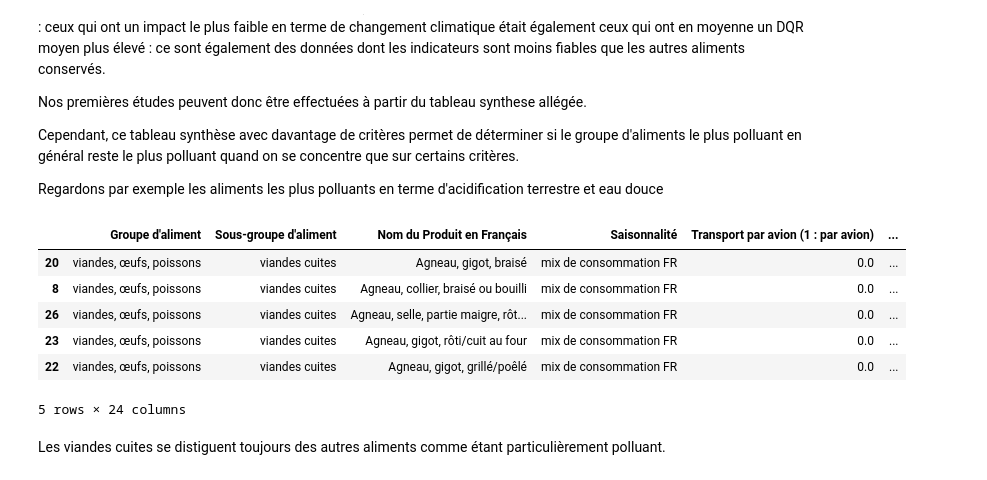
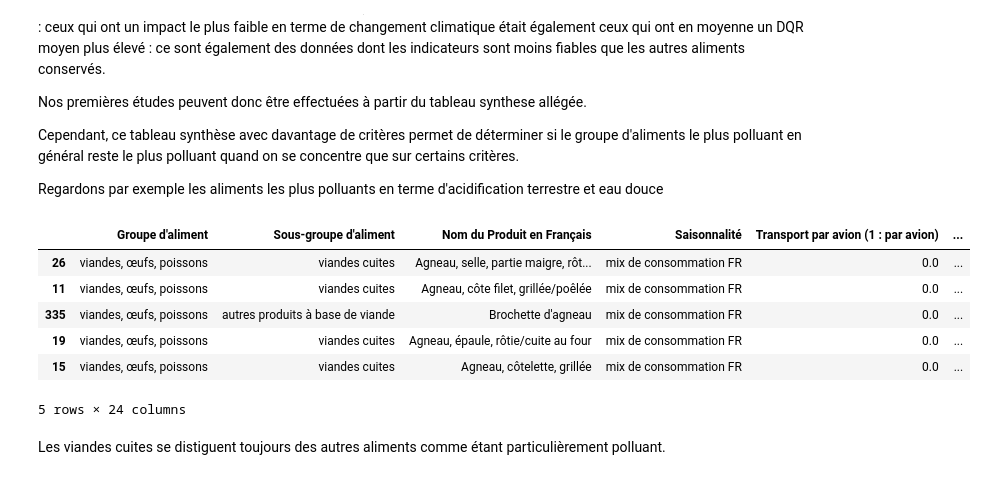
Before and after one commit to Python-pour-l-economiste/Projet, a Jupyter notebook: Notebook synthétique .ipynb, the cells around one changed output. Drawn from its saved outputs; the diff is of its cells as text; code cells hidden in the pictures.

```diff
--- a/Notebook synthétique .ipynb
+++ b/Notebook synthétique .ipynb
@@ -131,10 +133,10 @@ df_synthese.drop(["Code AGB"], axis = "columns", inplace = True)
 
 #on supprime les aliments ayant un DQR trop élevé (les données recueillies sont peu fiables, cf infra)
 df_synthese = df_synthese[df_synthese["DQR - Note de qualité de la donnée (1 excellente ; 5 très faible)"].between(1,3)]
-df_synthese_propre_2= df_synthese.sort_values("Score unique EF (mPt/kg de produit)", ascending=False)
+df_synthese_long = df_synthese.sort_values("Score unique EF (mPt/kg de produit)", ascending=False)
 #On a ainsi un deuxième tableau, beaucoup plus riche en informations mais qui a pour inconvénient d'être moins lisible. Les aliments sont classés en fonction de leur "score unique", i.e. de leur impact environnemental pondéré par indicateur.
 
-df_synthese_propre_2
+df_synthese_long
 # %% [output]
 |  | Groupe d'aliment | Sous-groupe d'aliment | Nom du Produit en Français | Saisonnalité | Transport par avion (1 : par avion) | ... |
 | 26 | viandes, œufs, poissons | viandes cuites | Agneau, selle, partie maigre, rôt... | mix de consommation FR | 0.0 | ... |
@@ -507,8 +509,8 @@ Dans les fruits à privilégier, on retrouve notamment, avec un score unique inf
 
 Il est intéressant de revenir à un tableau plus riche en indicateurs afin d'affiner notre étude sur l'impact environnemental de notre alimentation
 # %%
-df_synthese_propre_2 = df_synthese_propre_2.drop_duplicates(subset = ['Changement climatique (kg CO2 eq/kg de produit)'])
-df_synthese_propre_2.reset_index(drop=True)
+df_synthese_long = df_synthese_long.drop_duplicates(subset = ['Changement climatique (kg CO2 eq/kg de produit)'])
+df_synthese_long.reset_index(drop=True)
 # %% [output]
 |  | Groupe d'aliment | Sous-groupe d'aliment | Nom du Produit en Français | Saisonnalité | Transport par avion (1 : par avion) | ... |
 | 0 | viandes, œufs, poissons | viandes cuites | Agneau, selle, partie maigre, rôt... | mix de consommation FR | 0.0 | ... |
@@ -548,15 +550,15 @@ Cependant, ce tableau synthèse avec davantage de critères permet de détermine
 
 Regardons par exemple les aliments les plus polluants en terme d'acidification terrestre et eau douce
 # %%
-df_synthese_acidification = df_synthese.sort_values("Acidification terrestre et eaux douces (mol H+ eq/kg de produit)",ascending = False)
+df_synthese_acidification = df_synthese_long.sort_values("Acidification terrestre et eaux douces (mol H+ eq/kg de produit)",ascending = False)
 df_synthese_acidification.head(5)
 # %% [output]
 |  | Groupe d'aliment | Sous-groupe d'aliment | Nom du Produit en Français | Saisonnalité | Transport par avion (1 : par avion) | ... |
-| 20 | viandes, œufs, poissons | viandes cuites | Agneau, gigot, braisé | mix de consommation FR | 0.0 | ... |
-| 8 | viandes, œufs, poissons | viandes cuites | Agneau, collier, braisé ou bouilli | mix de consommation FR | 0.0 | ... |
 | 26 | viandes, œufs, poissons | viandes cuites | Agneau, selle, partie maigre, rôt... | mix de consommation FR | 0.0 | ... |
-| 23 | viandes, œufs, poissons | viandes cuites | Agneau, gigot, rôti/cuit au four | mix de consommation FR | 0.0 | ... |
-| 22 | viandes, œufs, poissons | viandes cuites | Agneau, gigot, grillé/poêlé | mix de consommation FR | 0.0 | ... |
+| 11 | viandes, œufs, poissons | viandes cuites | Agneau, côte filet, grillée/poêlée | mix de consommation FR | 0.0 | ... |
+| 335 | viandes, œufs, poissons | autres produits à base de viande | Brochette d'agneau | mix de consommation FR | 0.0 | ... |
+| 19 | viandes, œufs, poissons | viandes cuites | Agneau, épaule, rôtie/cuite au four | mix de consommation FR | 0.0 | ... |
+| 15 | viandes, œufs, poissons | viandes cuites | Agneau, côtelette, grillée | mix de consommation FR | 0.0 | ... |
 5 rows × 24 columns
 # %% [markdown]
 Les viandes cuites se distiguent toujours des autres aliments comme étant particulièrement polluant.
```
Also changed, not shown: parts of 82 cells of this notebook.
